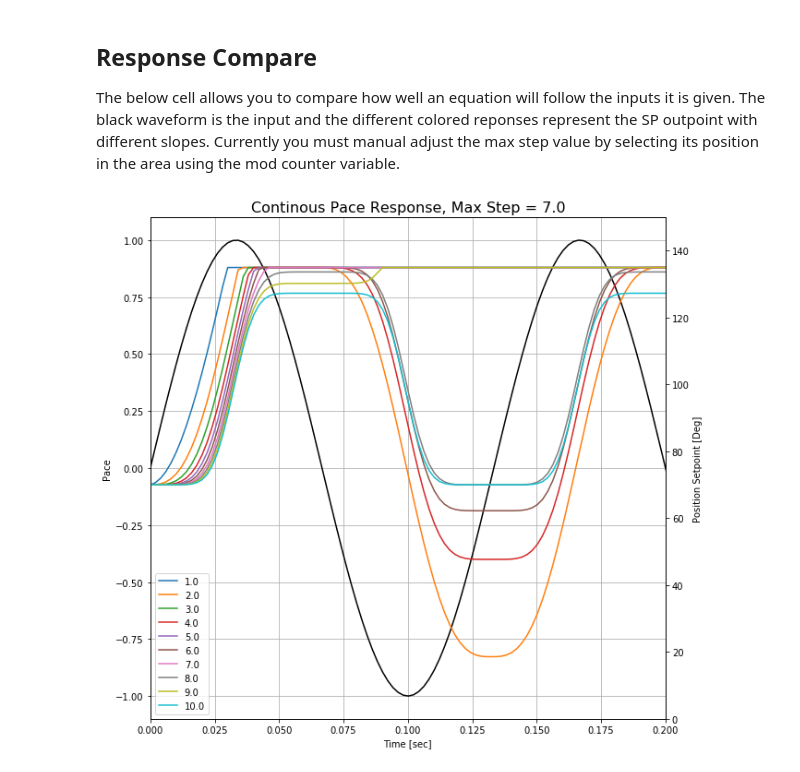
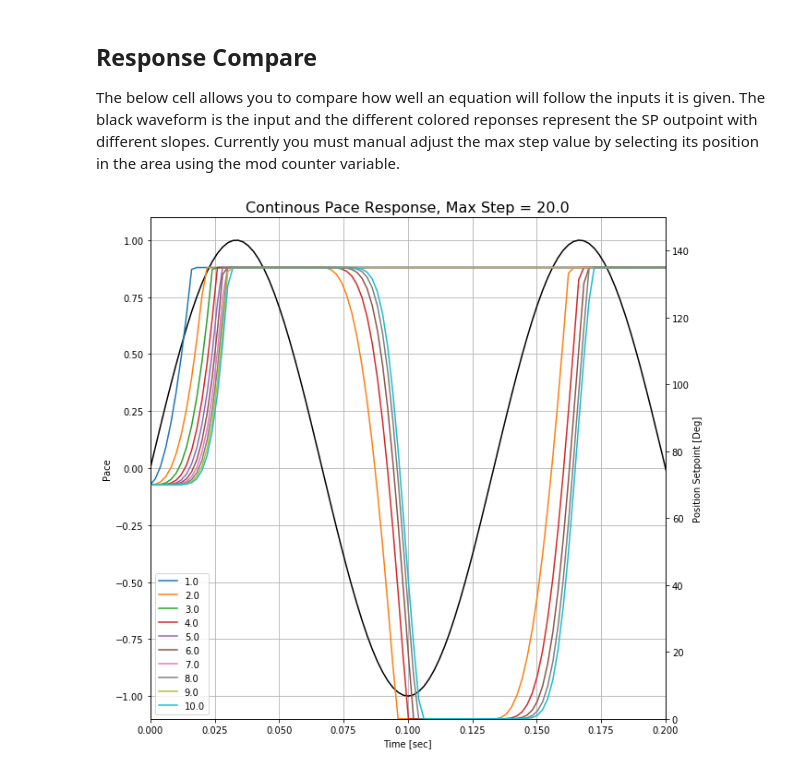
Before and after one commit to Myomo/Python_Simulations, a Jupyter notebook: Continuous Threshold Plot.ipynb, the cells around one changed output. Cells and saved outputs as stored; diff of their text form; code cells hidden in the pictures.

```diff
--- a/Continuous Threshold Plot.ipynb
+++ b/Continuous Threshold Plot.ipynb
@@ -333,7 +333,7 @@ ax2.tick_params('y', colors='r')
 The following will sweep through different values of the Max step and Slope in order to evaluate the responsiveness of the algorithm to different inputs.  The below grapsh will show the equations that will drive the setpoint and thier response to a predetermined input waveform.  In the case of the sin wave the output waveform should follow the sin wave in form not in magnitude.
 # %%
 ############ Variables ###############
-max_step = (np.linspace(1, 10, 10))
+max_step = (np.linspace(1, 20, 20))
 
 # offset = 0.1
 
@@ -391,27 +394,27 @@ The below cell allows you to compare how well an equation will follow the inputs
 # %%
 plt.clf
 
 ##max value is 9
-mod_counter = 6
+mod_counter = 19
 
 graph_color = ["blue", "red","orange","green","black","yellow","plum","slategrey","cyan", "coral"]
 
 # for j in range(len(max_pace)):
 fig, ax = plt.subplots(figsize=[10,10])
 ax.plot(t,pace, 'k-')
 ax.set_ylabel('Pace', color='k')
 ax.tick_params('y', colors='k')
 ax.set_xlabel('Time [sec]')
 ax.set_xlim([0,0.2])
 ax.grid(True)
 ax2 = ax.twinx()
 ax2.set_ylabel('Position Setpoint [Deg]', color='k')
 ax2.tick_params('y', colors='k')
 ax2.set_ylim([0,150])
 ax.set_title('Continous Pace Response, Max Step = {}'.format(max_step[mod_counter]), fontsize=16)
 for i in range(len(b)):
     f1 =  SetPositionCMD(max_step[mod_counter],b[i],pace,offset,new_pos,min_pos,max_pos)
     ax2.plot(t, f1)
     ax2.legend(b)
 # %% [output]
-[figure, old version]
+[figure, new version]
```
Also changed, not shown: parts of 1 cell of this notebook, 15 other files.
